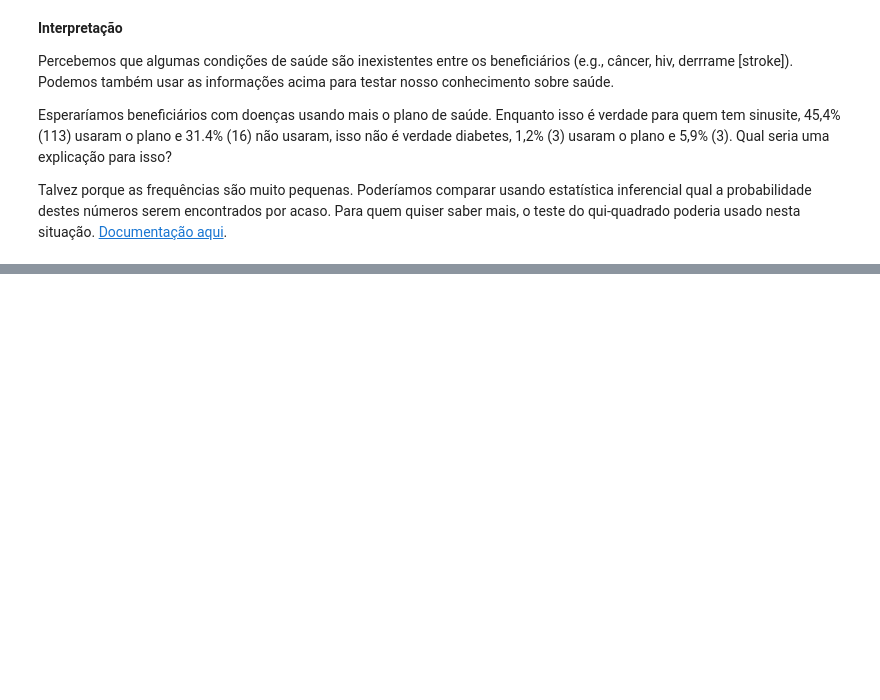
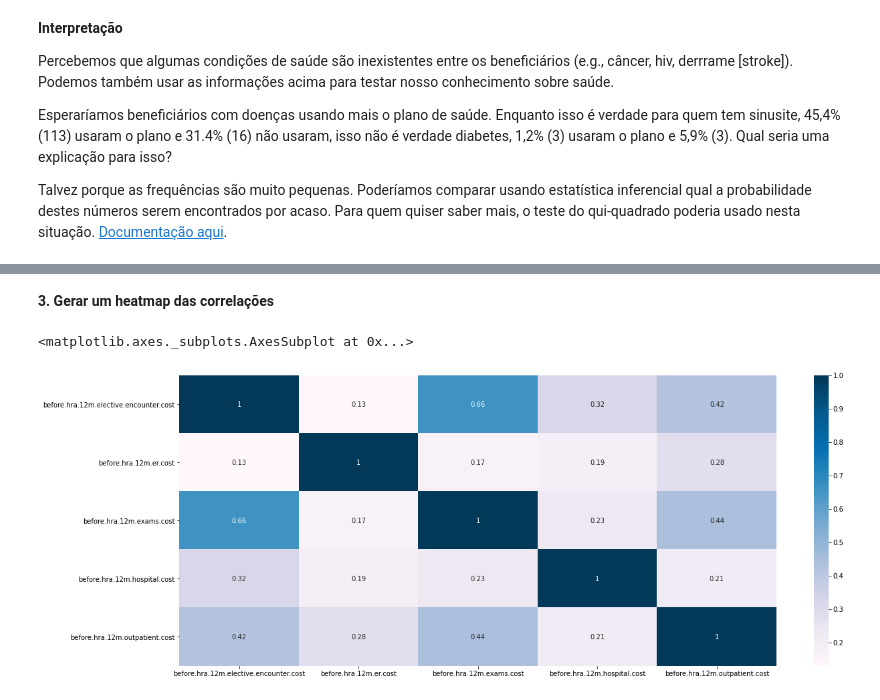
Before and after one commit to zetta-academy/exp-curso-python-saude, a Jupyter notebook: PySaude_03_python_analise_exploratoria_de_dados.ipynb, the cells around one changed output, grey strips where cells are left out. Cells and saved outputs as stored; diff of their text form; code cells hidden in the pictures; blank space fills up the shorter version.

```diff
--- a/PySaude_03_python_analise_exploratoria_de_dados.ipynb
+++ b/PySaude_03_python_analise_exploratoria_de_dados.ipynb
@@ -317,0 +330,6 @@ Talvez porque as frequências são muito pequenas. Poderíamos comparar usando e
+# %%
+# Dica: A resposta para esta pergunta depende do exercício 1 acima.
+# Dica: Use a função 'filter' do pandas para selecionar as variáveis
+# Seu código aqui:
+correlations = data_b.filter(regex='before.hra.*.cost').corr(method='spearman').round(2)
+correlations
@@ -317,0 +343,16 @@ Talvez porque as frequências são muito pequenas. Poderíamos comparar usando e
+# %% [markdown]
+**3. Gerar um heatmap das correlações**
+# %%
+# Já temos uma ideia das associações. No entanto, existe uma forma melhor
+# de visualizar uma matriz de correlação usando o pandas.
+
+import seaborn as sns
+plt.figure(figsize=(20, 8))
+sns.heatmap(correlations,
+        xticklabels=correlations.columns,
+        yticklabels=correlations.columns,
+        annot=True,
+        cmap="PuBu")
+# %% [output]
+<matplotlib.axes._subplots.AxesSubplot at 0x...>
+[figure, added]
```
Also changed, not shown: parts of 21 cells of this notebook.
